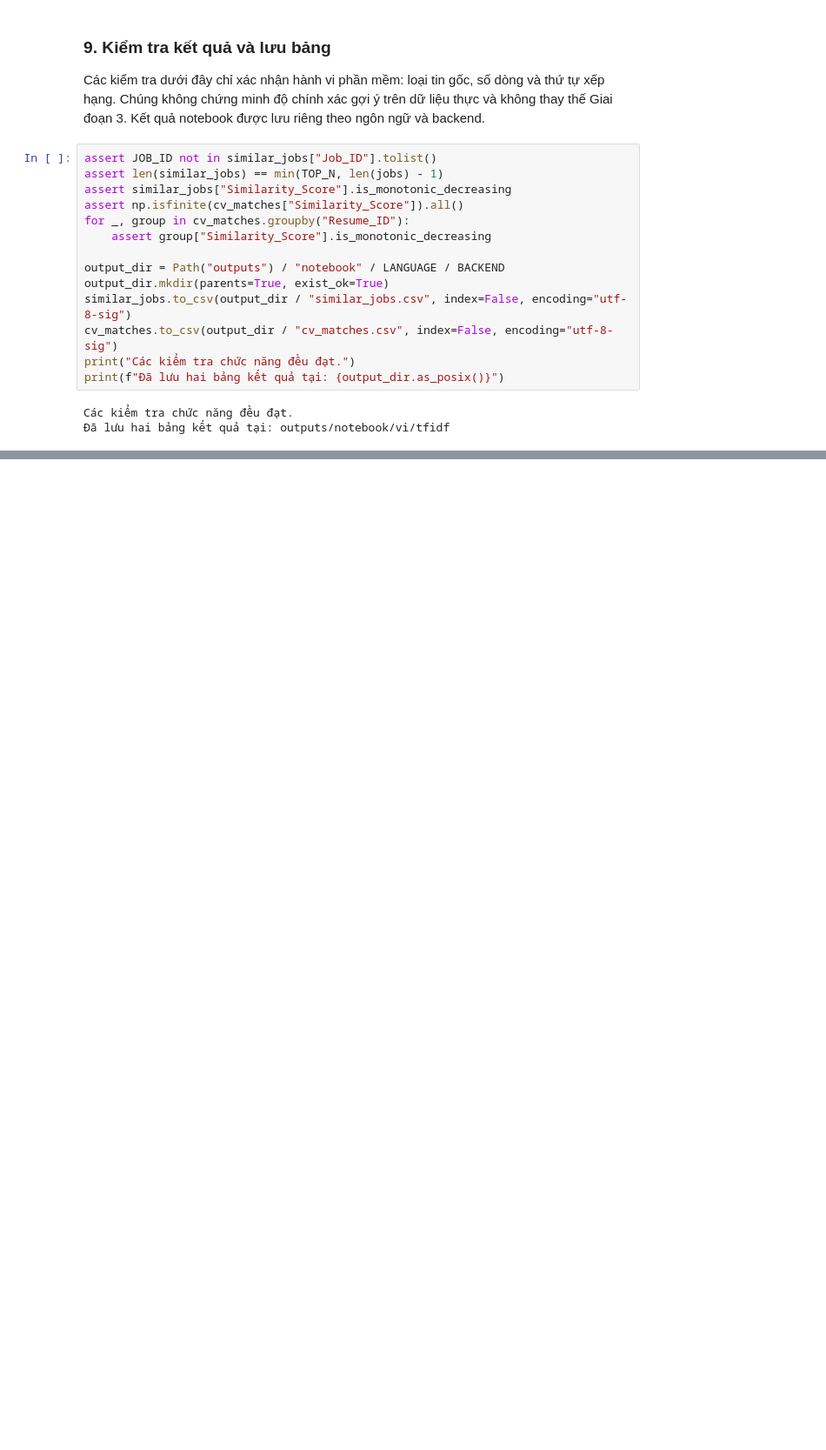
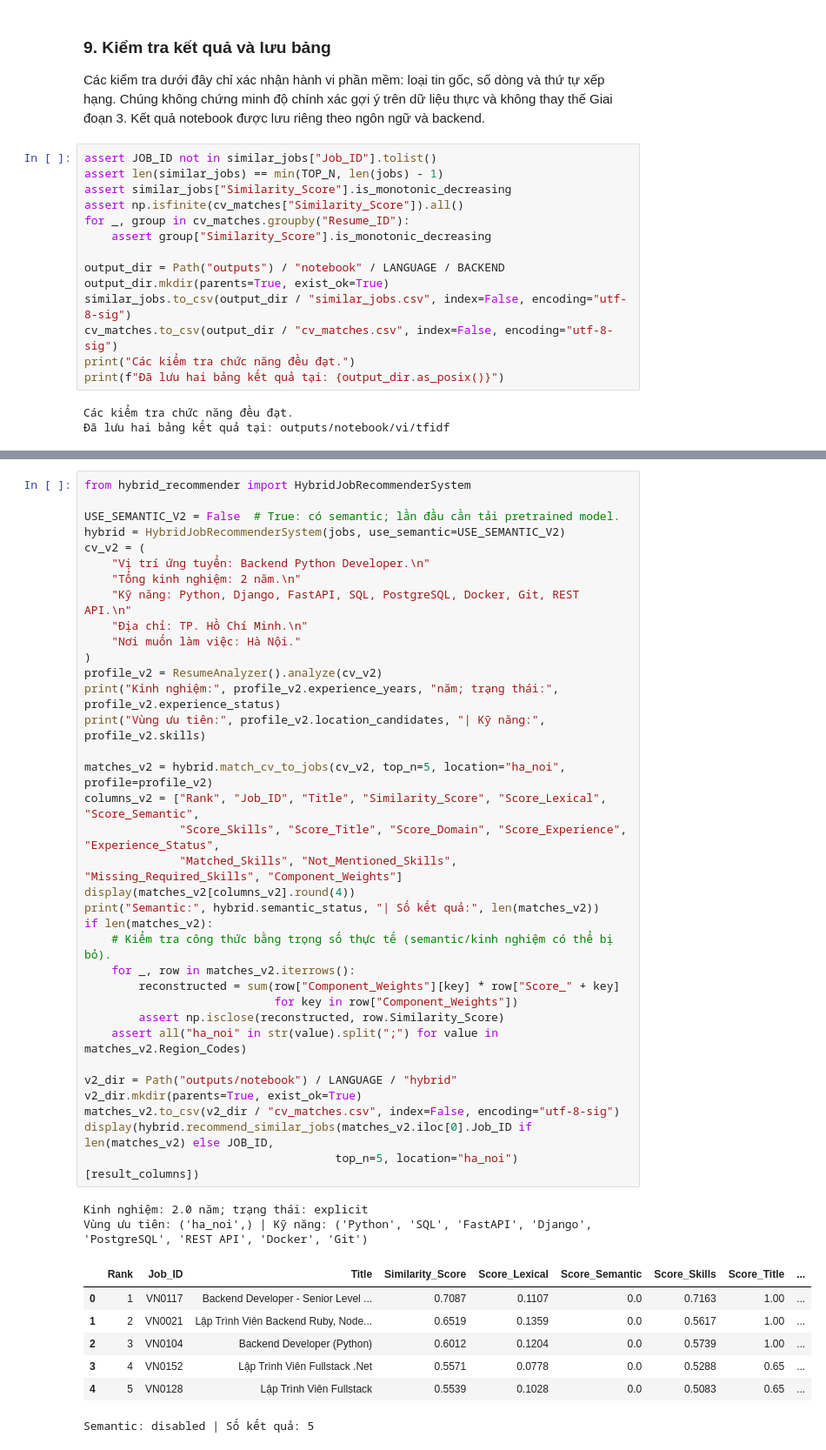
Before and after one commit to TienMoi79/job-recommender-system, a Jupyter notebook: job_recommender_notebook.ipynb, the cells around one changed output, grey strips where cells are left out. Shown at 87% size. Cells and saved outputs as stored; diff of their text form; blank space fills up the shorter version.

Commit message:
Add explainable hybrid matching and reproducible pilot evaluation

```diff
--- a/job_recommender_notebook.ipynb
+++ b/job_recommender_notebook.ipynb
@@ -391,0 +408,45 @@ Kết quả đã lưu trong bản bàn giao là **TF-IDF**, chưa xác nhận th
+# %%
+from hybrid_recommender import HybridJobRecommenderSystem
+
+USE_SEMANTIC_V2 = False  # True: có semantic; lần đầu cần tải pretrained model.
+hybrid = HybridJobRecommenderSystem(jobs, use_semantic=USE_SEMANTIC_V2)
+cv_v2 = (
+    "Vị trí ứng tuyển: Backend Python Developer.\n"
+    "Tổng kinh nghiệm: 2 năm.\n"
+    "Kỹ năng: Python, Django, FastAPI, SQL, PostgreSQL, Docker, Git, REST API.\n"
+    "Địa chỉ: TP. Hồ Chí Minh.\n"
+    "Nơi muốn làm việc: Hà Nội."
+)
+profile_v2 = ResumeAnalyzer().analyze(cv_v2)
+print("Kinh nghiệm:", profile_v2.experience_years, "năm; trạng thái:", profile_v2.experience_status)
+print("Vùng ưu tiên:", profile_v2.location_candidates, "| Kỹ năng:", profile_v2.skills)
+
+matches_v2 = hybrid.match_cv_to_jobs(cv_v2, top_n=5, location="ha_noi", profile=profile_v2)
+columns_v2 = ["Rank", "Job_ID", "Title", "Similarity_Score", "Score_Lexical", "Score_Semantic",
+              "Score_Skills", "Score_Title", "Score_Domain", "Score_Experience", "Experience_Status",
+              "Matched_Skills", "Not_Mentioned_Skills", "Missing_Required_Skills", "Component_Weights"]
+display(matches_v2[columns_v2].round(4))
+print("Semantic:", hybrid.semantic_status, "| Số kết quả:", len(matches_v2))
+if len(matches_v2):
+    # Kiểm tra công thức bằng trọng số thực tế (semantic/kinh nghiệm có thể bị bỏ).
+    for _, row in matches_v2.iterrows():
+        reconstructed = sum(row["Component_Weights"][key] * row["Score_" + key]
+                            for key in row["Component_Weights"])
+        assert np.isclose(reconstructed, row.Similarity_Score)
+    assert all("ha_noi" in str(value).split(";") for value in matches_v2.Region_Codes)
+
+v2_dir = Path("outputs/notebook") / LANGUAGE / "hybrid"
+v2_dir.mkdir(parents=True, exist_ok=True)
+matches_v2.to_csv(v2_dir / "cv_matches.csv", index=False, encoding="utf-8-sig")
+display(hybrid.recommend_similar_jobs(matches_v2.iloc[0].Job_ID if len(matches_v2) else JOB_ID,
+                                     top_n=5, location="ha_noi")[result_columns])
+# %% [output]
+Kinh nghiệm: 2.0 năm; trạng thái: explicit
+Vùng ưu tiên: ('ha_noi',) | Kỹ năng: ('Python', 'SQL', 'FastAPI', 'Django', 'PostgreSQL', 'REST API', 'Docker', 'Git')
+|  | Rank | Job_ID | Title | Similarity_Score | Score_Lexical | Score_Semantic | Score_Skills | Score_Title | ... |
+| 0 | 1 | VN0117 | Backend Developer - Senior Level ... | 0.7087 | 0.1107 | 0.0 | 0.7163 | 1.00 | ... |
+| 1 | 2 | VN0021 | Lập Trình Viên Backend Ruby, Node... | 0.6519 | 0.1359 | 0.0 | 0.5617 | 1.00 | ... |
+| 2 | 3 | VN0104 | Backend Developer (Python) | 0.6012 | 0.1204 | 0.0 | 0.5739 | 1.00 | ... |
+| 3 | 4 | VN0152 | Lập Trình Viên Fullstack .Net | 0.5571 | 0.0778 | 0.0 | 0.5288 | 0.65 | ... |
+| 4 | 5 | VN0128 | Lập Trình Viên Fullstack | 0.5539 | 0.1028 | 0.0 | 0.5083 | 0.65 | ... |
+Semantic: disabled | Số kết quả: 5
```
Also changed, not shown: parts of 8 cells of this notebook, 31 other files.
